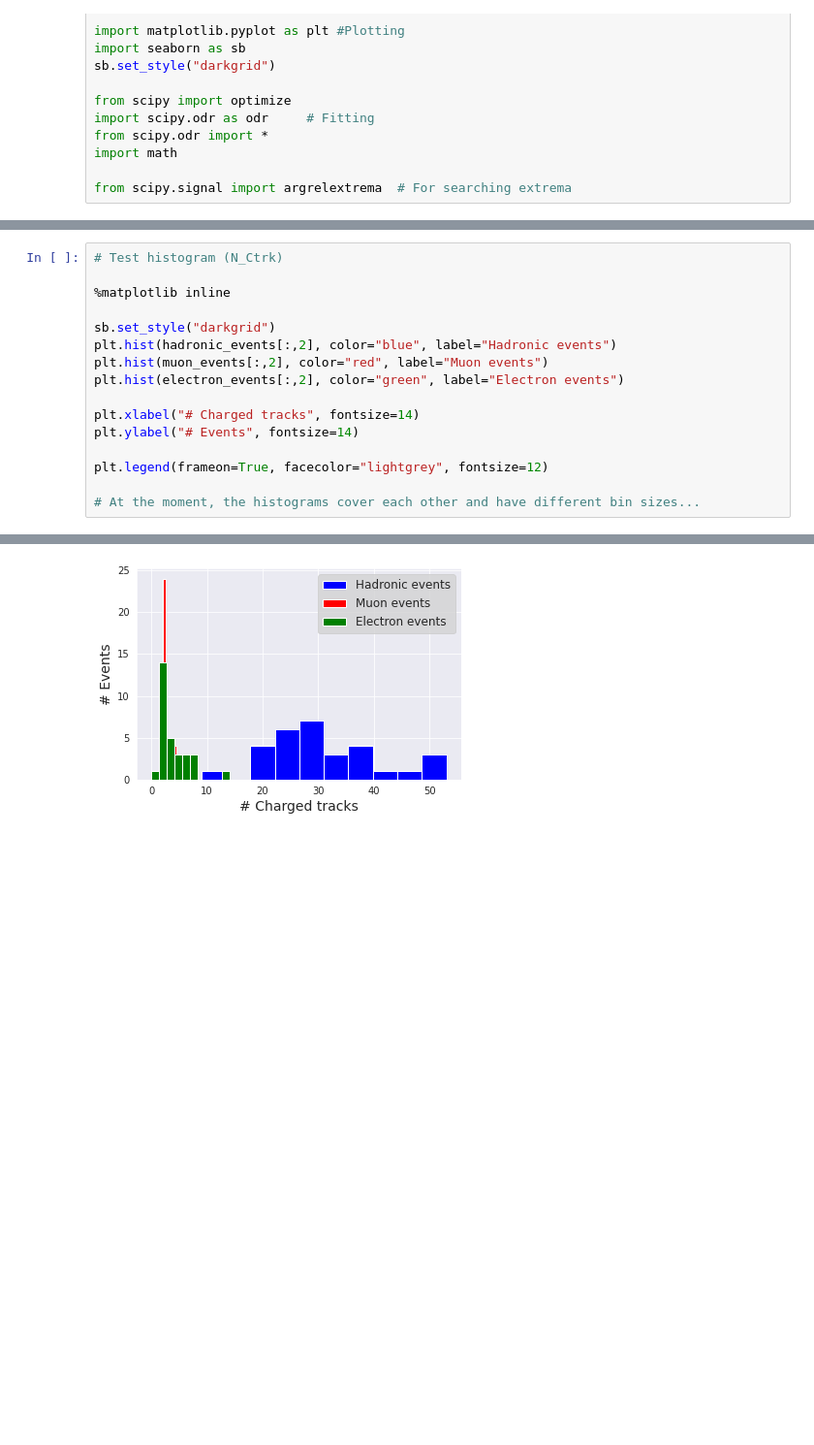
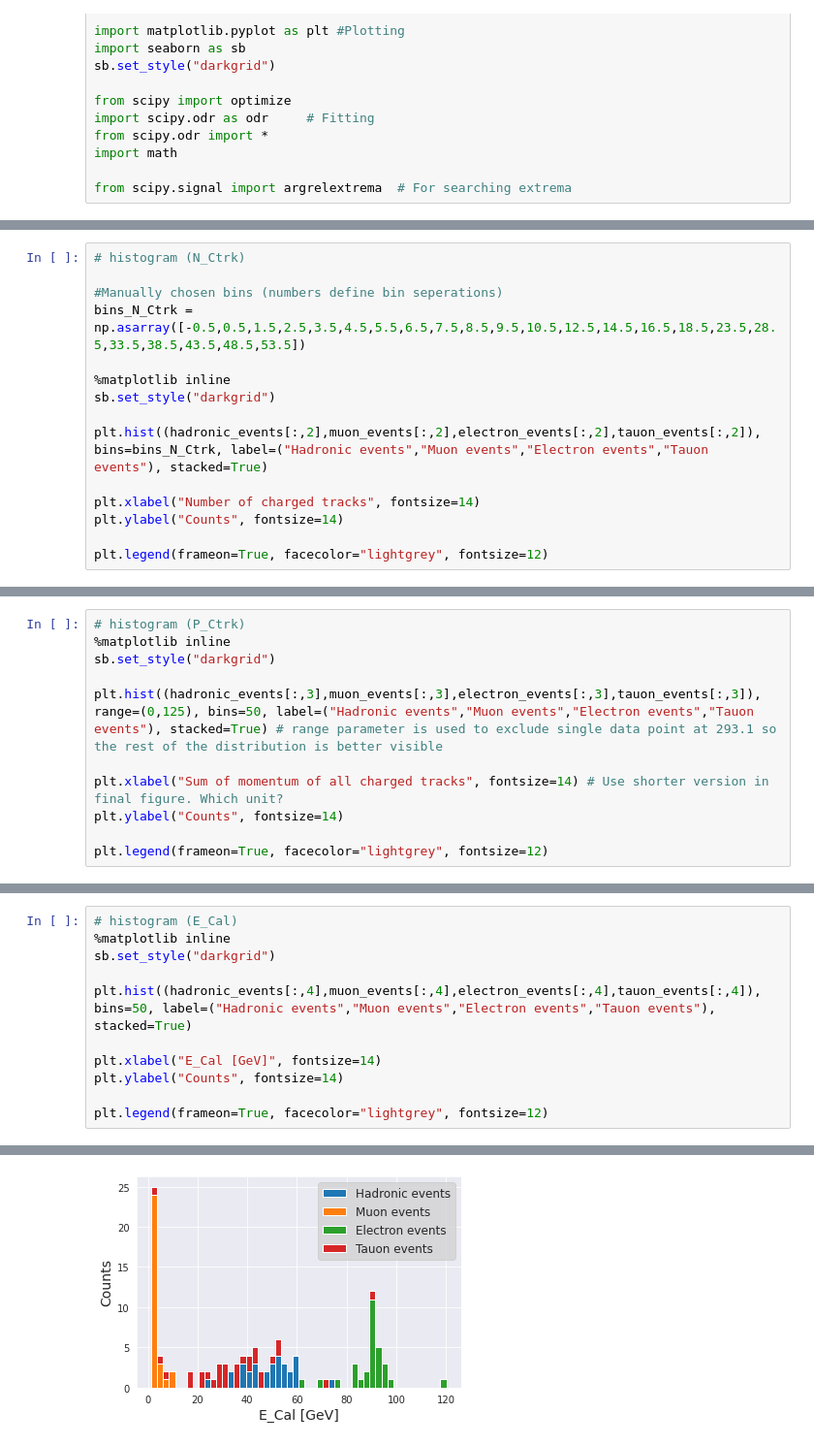
Before and after one commit to benfreiburg/z0-precisionmeasurement, a Jupyter notebook: Z0_main.ipynb, the cells around one changed output, grey strips where cells are left out. Shown: that part at 97% size. Drawn from its saved outputs; the diff is of its cells as text; blank space fills up the shorter version.

Commit message:
histograms

```diff
--- a/Z0_main.ipynb
+++ b/Z0_main.ipynb
@@ -69,0 +69,15 @@ Neue_Zahlen = np.asarray([3,7,8])
+# %%
+# histogram (N_Ctrk)
+
+#Manually chosen bins (numbers define bin seperations)
+bins_N_Ctrk = np.asarray([-0.5,0.5,1.5,2.5,3.5,4.5,5.5,6.5,7.5,8.5,9.5,10.5,12.5,14.5,16.5,18.5,23.5,28.5,33.5,38.5,43.5,48.5,53.5])
+
+%matplotlib inline
+sb.set_style("darkgrid")
+
+plt.hist((hadronic_events[:,2],muon_events[:,2],electron_events[:,2],tauon_events[:,2]), bins=bins_N_Ctrk, label=("Hadronic events","Muon events","Electron events","Tauon events"), stacked=True)
+
+plt.xlabel("Number of charged tracks", fontsize=14)
+plt.ylabel("Counts", fontsize=14)
+
+plt.legend(frameon=True, facecolor="lightgrey", fontsize=12)
@@ -69,0 +90,11 @@ Neue_Zahlen = np.asarray([3,7,8])
+# %%
+# histogram (P_Ctrk)
+%matplotlib inline
+sb.set_style("darkgrid")
+
+plt.hist((hadronic_events[:,3],muon_events[:,3],electron_events[:,3],tauon_events[:,3]), range=(0,125), bins=50, label=("Hadronic events","Muon events","Electron events","Tauon events"), stacked=True) # range parameter is used to exclude single data point at 293.1 so the rest of the distribution is better visible
+
+plt.xlabel("Sum of momentum of all charged tracks", fontsize=14) # Use shorter version in final figure. Which unit?
+plt.ylabel("Counts", fontsize=14)
+
+plt.legend(frameon=True, facecolor="lightgrey", fontsize=12)
@@ -70,19 +106,14 @@ Neue_Zahlen = np.asarray([3,7,8])
 # %%
-# Test histogram (N_Ctrk)
+# histogram (E_Cal)
+%matplotlib inline
+sb.set_style("darkgrid")
 
-%matplotlib inline
+plt.hist((hadronic_events[:,4],muon_events[:,4],electron_events[:,4],tauon_events[:,4]), bins=50, label=("Hadronic events","Muon events","Electron events","Tauon events"), stacked=True)
 
-sb.set_style("darkgrid")
-plt.hist(hadronic_events[:,2], color="blue", label="Hadronic events")
-plt.hist(muon_events[:,2], color="red", label="Muon events")
-plt.hist(electron_events[:,2], color="green", label="Electron events")
-
-plt.xlabel("# Charged tracks", fontsize=14)
-plt.ylabel("# Events", fontsize=14)
+plt.xlabel("E_Cal [GeV]", fontsize=14)
+plt.ylabel("Counts", fontsize=14)
 
 plt.legend(frameon=True, facecolor="lightgrey", fontsize=12)
-
-# At the moment, the histograms cover each other and have different bin sizes...
 # %% [output]
 <matplotlib.legend.Legend at 0x...>
-[figure, old version]
+[figure, new version]
```
Also changed, not shown: parts of 12 cells of this notebook.
